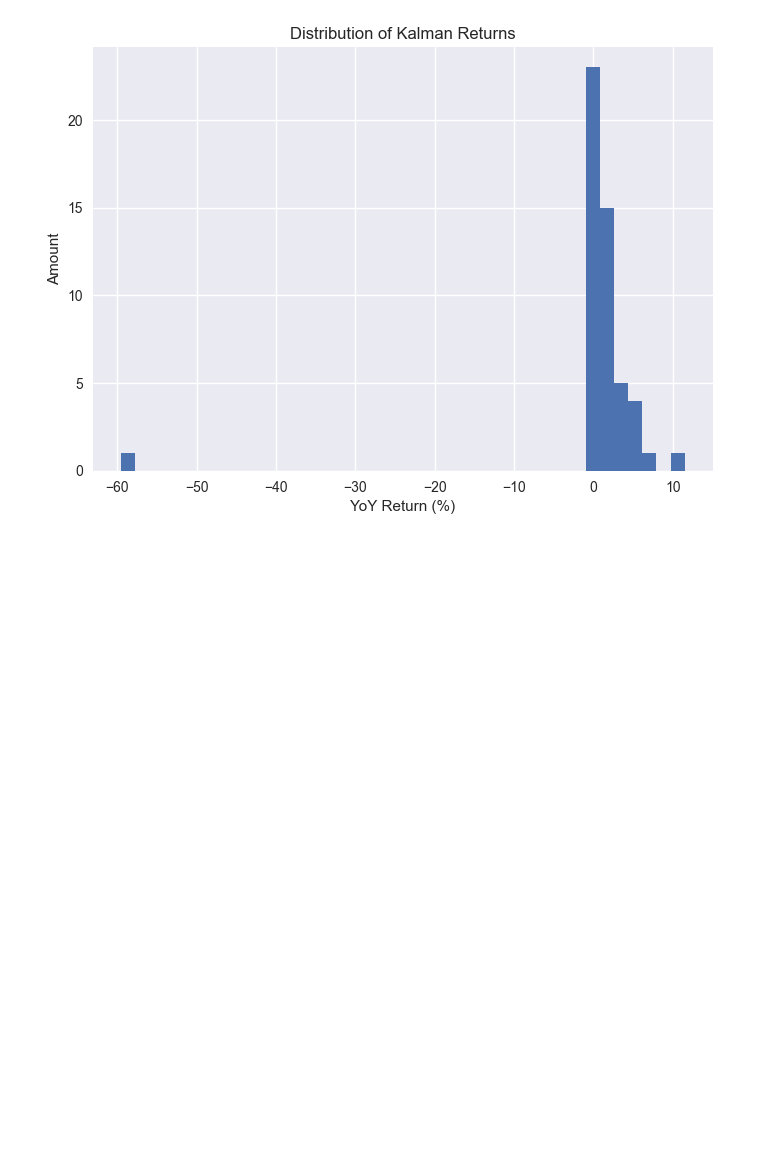
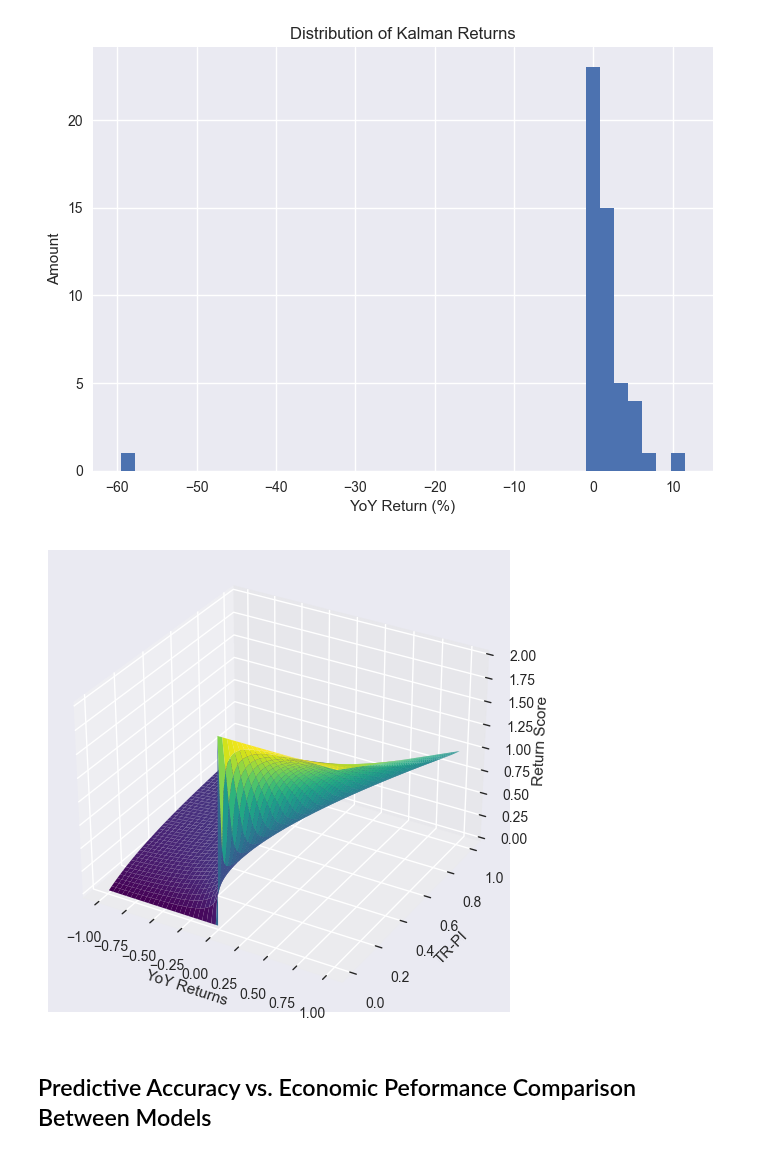
Before and after one commit to maviddoerdijk/bsc-thesis, a Jupyter notebook: exp/process_end_results.ipynb, the cells around one changed output. Saved outputs shown, nothing was run; the diff lists cells and outputs as text; code cells hidden in the pictures; blank space fills up the shorter version.

```diff
--- a/exp/process_end_results.ipynb
+++ b/exp/process_end_results.ipynb
@@ -706,3 +673,36 @@ plt.show()
 # %% [output]
 [figure]
 [figure]
+# %%
+from mpl_toolkits.mplot3d import Axes3D
+import numpy as np
+import matplotlib.pyplot as plt
+
+# Define the function
+def f(x, y):
+    return (x**2 + y**2) / 2  # Example: maps to [0, 1] for x,y in [-1, 1]
+
+def return_score_mathematical(yoy_mean, gt_yoy):
+    abs_diff = abs(yoy_mean - gt_yoy)
+    score = (abs_diff + yoy_mean) / (abs_diff + gt_yoy)
+    return score
+
+# Create grid
+yoy_mean_space = np.linspace(-0.99, 1, 100)
+gt_yoy_space = np.linspace(0, 1, 100)
+X, Y = np.meshgrid(yoy_mean_space, gt_yoy_space)
+Z = return_score_mathematical(X, Y)
+
+
+fig = plt.figure(figsize=(8, 6))
+ax = fig.add_subplot(111, projection='3d')
+
+ax.plot_surface(X, Y, Z, cmap='viridis')
+ax.set_xlabel('YoY Returns')
+ax.set_ylabel('TR-PI')
+ax.set_zlabel('Return Score')
+plt.show()
+# %% [output]
+[figure, added]
+# %% [markdown]
+## Predictive Accuracy vs. Economic Peformance Comparison Between Models
```
Also changed, not shown: parts of 5 cells of this notebook, 1 other file.
